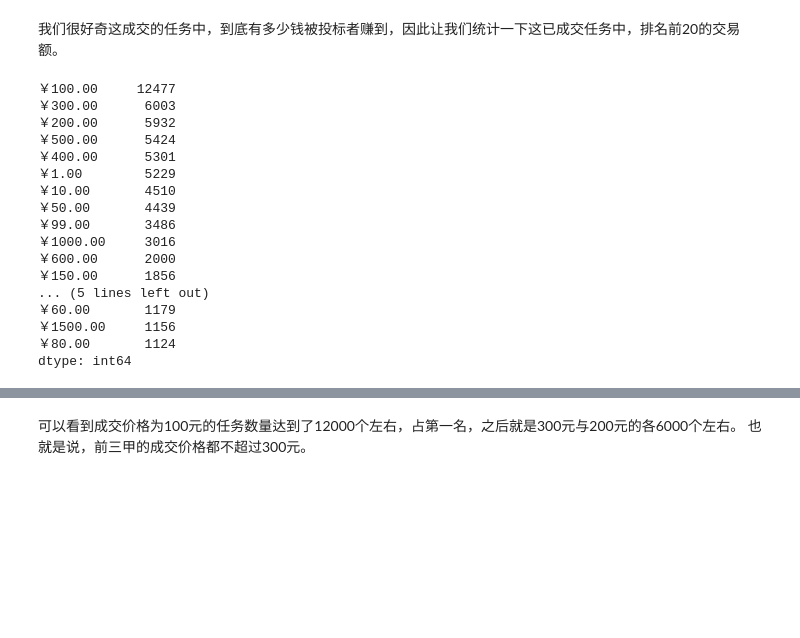
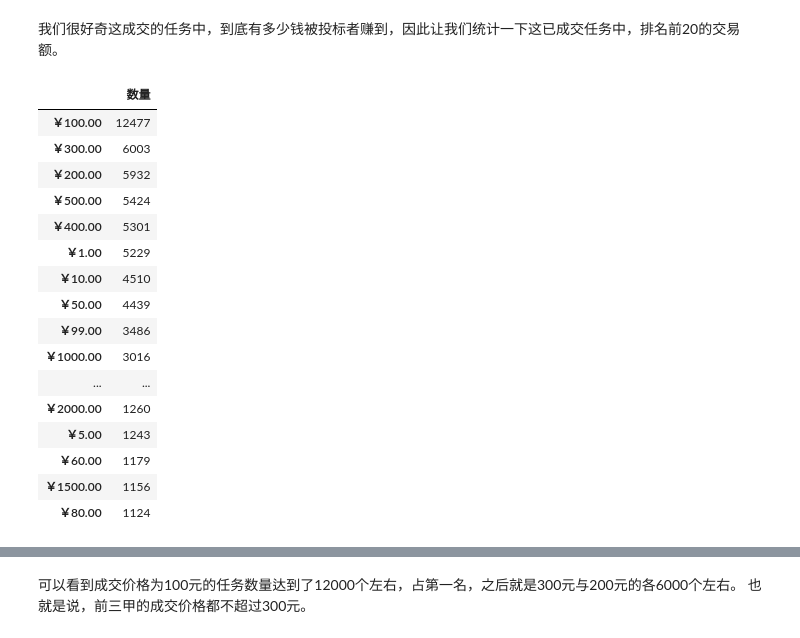
Before and after one commit to Databingo/Databingo, a Jupyter notebook: DataBookingStep2.ipynb, the cells around one changed output, grey strips where cells are left out. Saved outputs shown, nothing was run; the diff lists cells and outputs as text; code cells hidden in the pictures; blank space fills up the shorter version.

```diff
--- a/DataBookingStep2.ipynb
+++ b/DataBookingStep2.ipynb
@@ -96,24 +83,26 @@ df.iloc[:,2].value_counts().iloc[0:2].plot(kind='pie',labels= [u'A','B'],explode
 # %% [markdown]
 我们很好奇这成交的任务中，到底有多少钱被投标者赚到，因此让我们统计一下这已成交任务中，排名前20的交易额。
 # %%
-df.iloc[:,3].value_counts().iloc[2:22]
+tradeOrder = df.iloc[:,3].value_counts().iloc[2:22]
+f = pd.DataFrame(tradeOrder, columns = ['数量'])
+f
 # %% [output]
-￥100.00     12477
-￥300.00      6003
-￥200.00      5932
-￥500.00      5424
-￥400.00      5301
-￥1.00        5229
-￥10.00       4510
-￥50.00       4439
-￥99.00       3486
-￥1000.00     3016
-￥600.00      2000
-￥150.00      1856
-... (5 lines left out)
-￥60.00       1179
-￥1500.00     1156
-￥80.00       1124
-dtype: int64
+|  | 数量 |
+| ￥100.00 | 12477 |
+| ￥300.00 | 6003 |
+| ￥200.00 | 5932 |
+| ￥500.00 | 5424 |
+| ￥400.00 | 5301 |
+| ￥1.00 | 5229 |
+| ￥10.00 | 4510 |
+| ￥50.00 | 4439 |
+| ￥99.00 | 3486 |
+| ￥1000.00 | 3016 |
+| ... | ... |
+| ￥2000.00 | 1260 |
+| ￥5.00 | 1243 |
+| ￥60.00 | 1179 |
+| ￥1500.00 | 1156 |
+| ￥80.00 | 1124 |
 # %%
 rcParams['savefig.dpi']=100#设定图片的DPI
```
Also changed, not shown: parts of 15 cells of this notebook.
